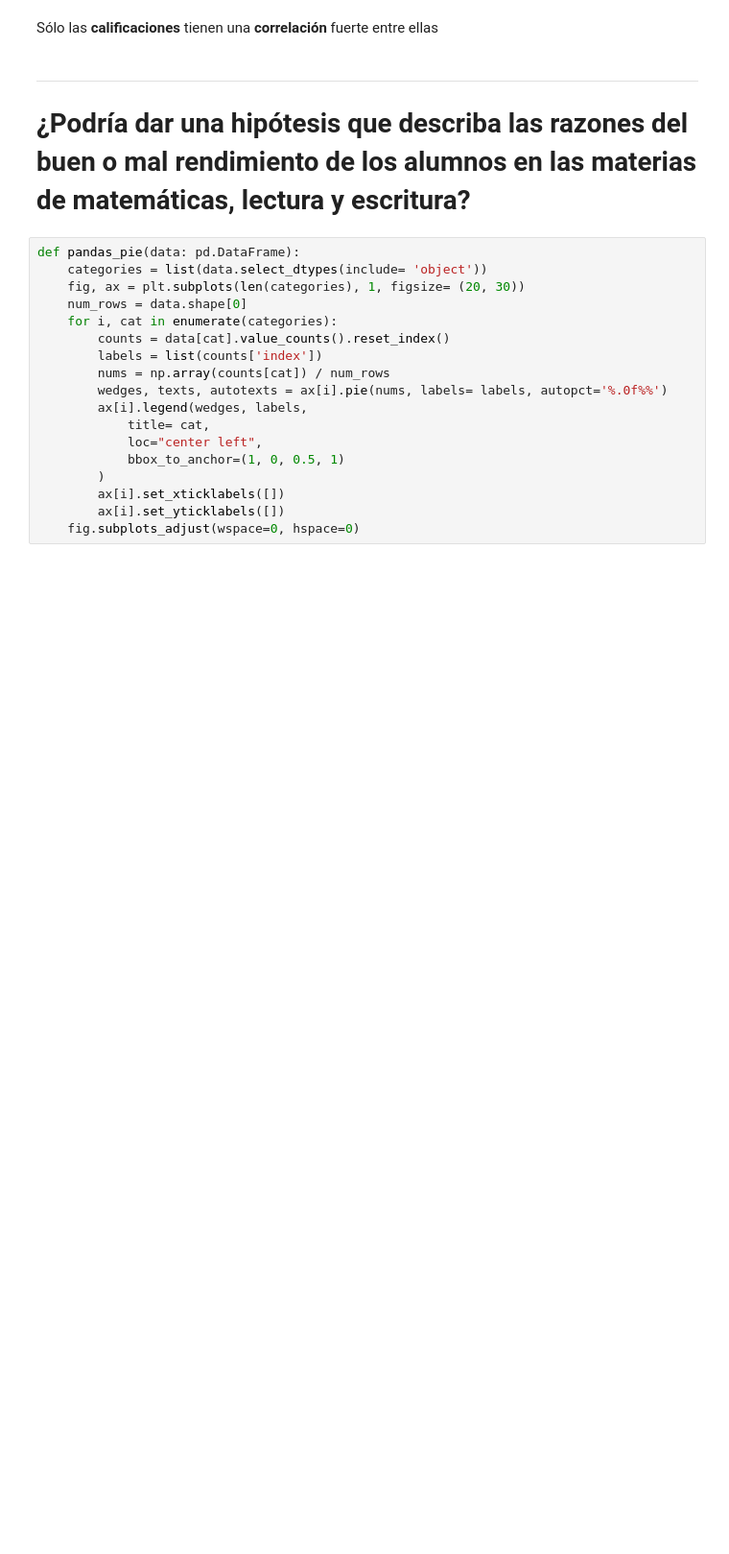
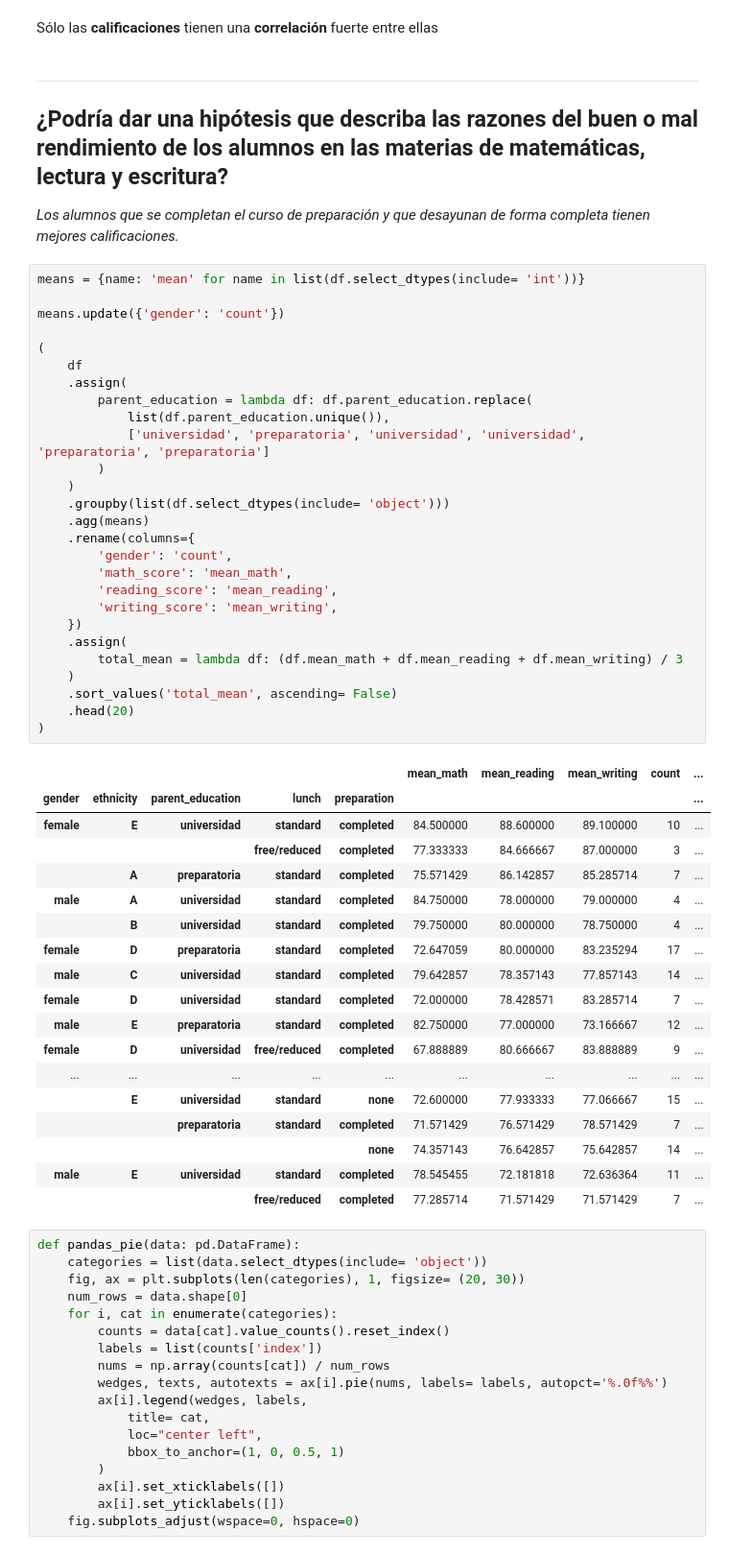
Before and after one commit to MarioChvx/ciencia_de_datos_PAMBAZO, a Jupyter notebook: proyectos/unidad1/proyecto_eda/EDA_Students_performance.ipynb, the cells around one changed output. Shown at 96% size. Drawn from its saved outputs; the diff is of its cells as text; blank space fills up the shorter version.

```diff
--- a/proyectos/unidad1/proyecto_eda/EDA_Students_performance.ipynb
+++ b/proyectos/unidad1/proyecto_eda/EDA_Students_performance.ipynb
@@ -487,7 +487,55 @@ plt.show()
 Sólo las **calificaciones** tienen una **correlación** fuerte entre ellas
 # %% [markdown]
 ***
-# ¿Podría dar una hipótesis que describa las razones del buen o mal rendimiento de los alumnos en las materias de matemáticas, lectura y escritura?
+## ¿Podría dar una hipótesis que describa las razones del buen o mal rendimiento de los alumnos en las materias de matemáticas, lectura y escritura?
+
+*Los alumnos que se completan el curso de preparación y que desayunan de forma completa tienen mejores calificaciones.*
+# %%
+means = {name: 'mean' for name in list(df.select_dtypes(include= 'int'))}
+
+means.update({'gender': 'count'})
+
+(
+    df
+    .assign(
+        parent_education = lambda df: df.parent_education.replace(
+            list(df.parent_education.unique()),
+            ['universidad', 'preparatoria', 'universidad', 'universidad', 'preparatoria', 'preparatoria']
+        )
+    )
+    .groupby(list(df.select_dtypes(include= 'object')))
+    .agg(means)
+    .rename(columns={
+        'gender': 'count',
+        'math_score': 'mean_math',
+        'reading_score': 'mean_reading',
+        'writing_score': 'mean_writing',
+    })
+    .assign(
+        total_mean = lambda df: (df.mean_math + df.mean_reading + df.mean_writing) / 3
+    )
+    .sort_values('total_mean', ascending= False)
+    .head(20)
+)
+# %% [output]
+|  |  |  |  |  | mean_math | mean_reading | mean_writing | count | ... |
+| gender | ethnicity | parent_education | lunch | preparation |  |  |  |  | ... |
+| female | E | universidad | standard | completed | 84.500000 | 88.600000 | 89.100000 | 10 | ... |
+|  |  |  | free/reduced | completed | 77.333333 | 84.666667 | 87.000000 | 3 | ... |
+|  | A | preparatoria | standard | completed | 75.571429 | 86.142857 | 85.285714 | 7 | ... |
+| male | A | universidad | standard | completed | 84.750000 | 78.000000 | 79.000000 | 4 | ... |
+|  | B | universidad | standard | completed | 79.750000 | 80.000000 | 78.750000 | 4 | ... |
+| female | D | preparatoria | standard | completed | 72.647059 | 80.000000 | 83.235294 | 17 | ... |
+| male | C | universidad | standard | completed | 79.642857 | 78.357143 | 77.857143 | 14 | ... |
+| female | D | universidad | standard | completed | 72.000000 | 78.428571 | 83.285714 | 7 | ... |
+| male | E | preparatoria | standard | completed | 82.750000 | 77.000000 | 73.166667 | 12 | ... |
+| female | D | universidad | free/reduced | completed | 67.888889 | 80.666667 | 83.888889 | 9 | ... |
+| ... | ... | ... | ... | ... | ... | ... | ... | ... | ... |
+|  | E | universidad | standard | none | 72.600000 | 77.933333 | 77.066667 | 15 | ... |
+|  |  | preparatoria | standard | completed | 71.571429 | 76.571429 | 78.571429 | 7 | ... |
+|  |  |  |  | none | 74.357143 | 76.642857 | 75.642857 | 14 | ... |
+| male | E | universidad | standard | completed | 78.545455 | 72.181818 | 72.636364 | 11 | ... |
+|  |  |  | free/reduced | completed | 77.285714 | 71.571429 | 71.571429 | 7 | ... |
 # %%
 def pandas_pie(data: pd.DataFrame):
     categories = list(data.select_dtypes(include= 'object'))
```
Also changed, not shown: parts of 18 cells of this notebook.
